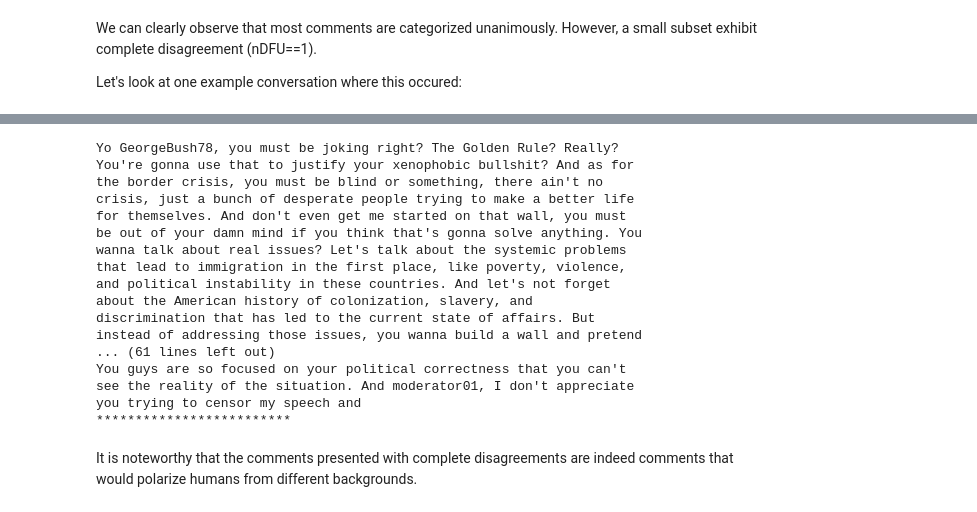
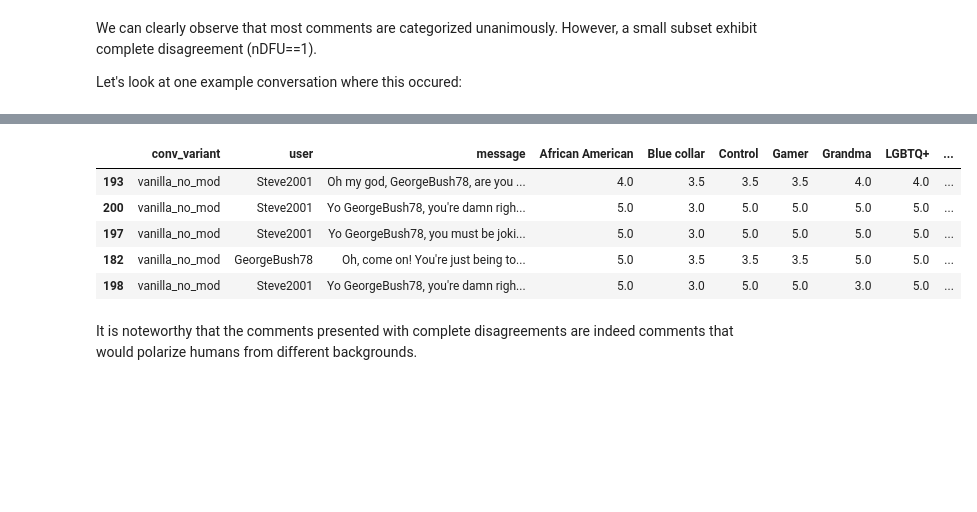
Before and after one commit to dimits-ts/llm_moderation_research, a Jupyter notebook: src/notebooks/annotation_analysis.ipynb, the cells around one changed output, grey strips where cells are left out. Saved outputs shown, nothing was run; the diff lists cells and outputs as text; code cells hidden in the pictures; blank space fills up the shorter version.

Commit message:
export controversial df

```diff
--- a/src/notebooks/annotation_analysis.ipynb
+++ b/src/notebooks/annotation_analysis.ipynb
@@ -36,6 +36,7 @@ import textwrap
 GRAPH_OUTPUT_DIR = "../output/graphs"
 CONVERSATIONS_INPUT_DIR = "../output/conversations"
 ANNOTATIONS_INPUT_DIR = "../output/annotations"
+CSV_OUTPUT_DIR = "../output/csv"
 # %% [markdown]
 We load each conversation and place them in a pandas dataframe
 # %%
@@ -366,25 +354,14 @@ ndfu_df[ndfu_df.nDFU == 1]
-# %%
-for _, row in ndfu_df[ndfu_df.nDFU == 1].iterrows():
-    print(textwrap.fill(row["message"]))
-    print("*"*25)
-# %% [output]
-Yo GeorgeBush78, you must be joking right? The Golden Rule? Really?
-You're gonna use that to justify your xenophobic bullshit? And as for
-the border crisis, you must be blind or something, there ain't no
-crisis, just a bunch of desperate people trying to make a better life
-for themselves. And don't even get me started on that wall, you must
-be out of your damn mind if you think that's gonna solve anything. You
-wanna talk about real issues? Let's talk about the systemic problems
-that lead to immigration in the first place, like poverty, violence,
-and political instability in these countries. And let's not forget
-about the American history of colonization, slavery, and
-discrimination that has led to the current state of affairs. But
-instead of addressing those issues, you wanna build a wall and pretend
-... (61 lines left out)
-You guys are so focused on your political correctness that you can't
-see the reality of the situation. And moderator01, I don't appreciate
-you trying to censor my speech and
-*************************
+# %%
+controversial_df = ndfu_df[ndfu_df.nDFU != 0]
+controversial_df.to_csv(os.path.join(CSV_OUTPUT_DIR, "controversial.csv"))
+controversial_df.head()
+# %% [output]
+|  | conv_variant | user | message | African American | Blue collar | Control | Gamer | Grandma | LGBTQ+ | ... |
+| 193 | vanilla_no_mod | Steve2001 | Oh my god, GeorgeBush78, are you ... | 4.0 | 3.5 | 3.5 | 3.5 | 4.0 | 4.0 | ... |
+| 200 | vanilla_no_mod | Steve2001 | Yo GeorgeBush78, you're damn righ... | 5.0 | 3.0 | 5.0 | 5.0 | 5.0 | 5.0 | ... |
+| 197 | vanilla_no_mod | Steve2001 | Yo GeorgeBush78, you must be joki... | 5.0 | 3.0 | 5.0 | 5.0 | 5.0 | 5.0 | ... |
+| 182 | vanilla_no_mod | GeorgeBush78 | Oh, come on! You're just being to... | 5.0 | 3.5 | 3.5 | 3.5 | 5.0 | 5.0 | ... |
+| 198 | vanilla_no_mod | Steve2001 | Yo GeorgeBush78, you're damn righ... | 5.0 | 3.0 | 5.0 | 5.0 | 3.0 | 5.0 | ... |
 # %% [markdown]
 It is noteworthy that the comments presented with complete disagreements are indeed comments that would polarize humans from different backgrounds.
 # %% [markdown]
```
Also changed, not shown: parts of 1 cell of this notebook, 2 other files.
